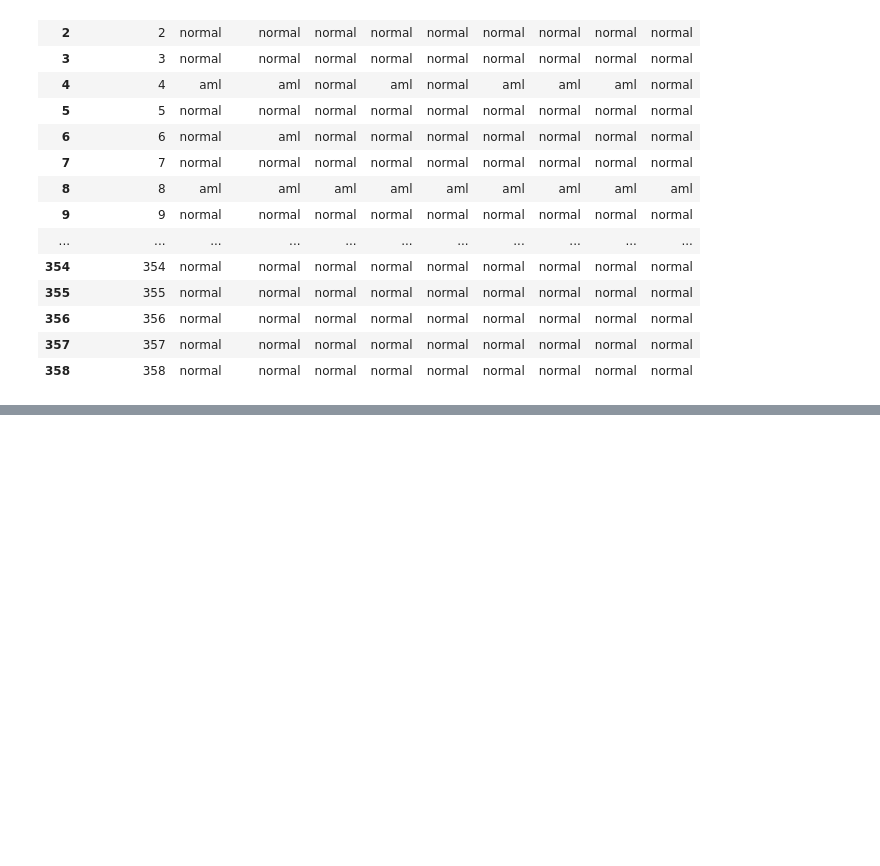
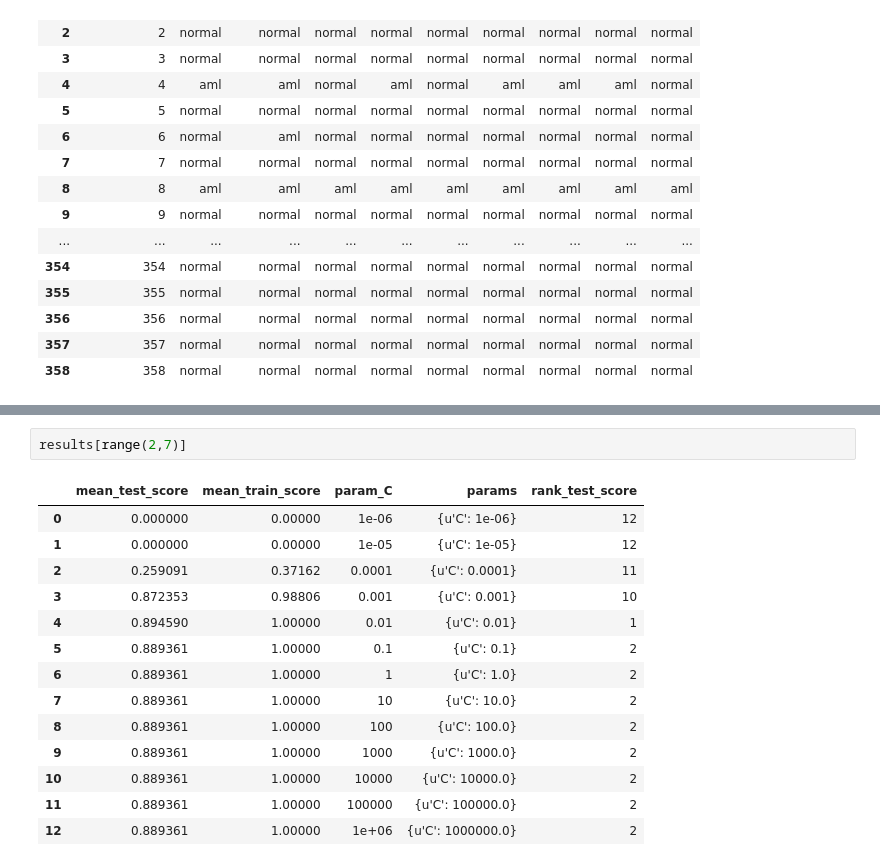
Before and after one commit to chengp3/Flow-Cytometry-ML, a Jupyter notebook: xdhist.ipynb, the cells around one changed output, grey strips where cells are left out. Saved outputs shown, nothing was run; the diff lists cells and outputs as text; blank space fills up the shorter version.

```diff
--- a/xdhist.ipynb
+++ b/xdhist.ipynb
@@ -348,0 +482,17 @@ Y
+# %%
+results[range(2,7)]
+# %% [output]
+|  | mean_test_score | mean_train_score | param_C | params | rank_test_score |
+| 0 | 0.000000 | 0.00000 | 1e-06 | {u'C': 1e-06} | 12 |
+| 1 | 0.000000 | 0.00000 | 1e-05 | {u'C': 1e-05} | 12 |
+| 2 | 0.259091 | 0.37162 | 0.0001 | {u'C': 0.0001} | 11 |
+| 3 | 0.872353 | 0.98806 | 0.001 | {u'C': 0.001} | 10 |
+| 4 | 0.894590 | 1.00000 | 0.01 | {u'C': 0.01} | 1 |
+| 5 | 0.889361 | 1.00000 | 0.1 | {u'C': 0.1} | 2 |
+| 6 | 0.889361 | 1.00000 | 1 | {u'C': 1.0} | 2 |
+| 7 | 0.889361 | 1.00000 | 10 | {u'C': 10.0} | 2 |
+| 8 | 0.889361 | 1.00000 | 100 | {u'C': 100.0} | 2 |
+| 9 | 0.889361 | 1.00000 | 1000 | {u'C': 1000.0} | 2 |
+| 10 | 0.889361 | 1.00000 | 10000 | {u'C': 10000.0} | 2 |
+| 11 | 0.889361 | 1.00000 | 100000 | {u'C': 100000.0} | 2 |
+| 12 | 0.889361 | 1.00000 | 1e+06 | {u'C': 1000000.0} | 2 |
```
Also changed, not shown: parts of 15 cells of this notebook, 2 other files.
